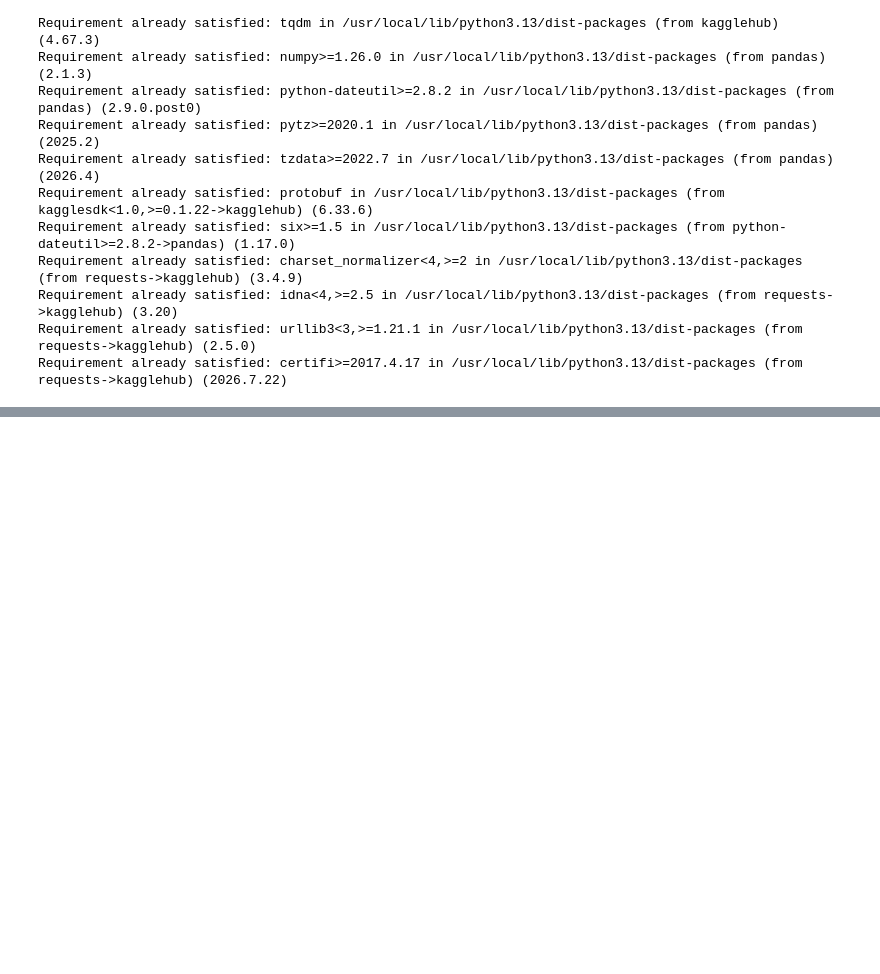
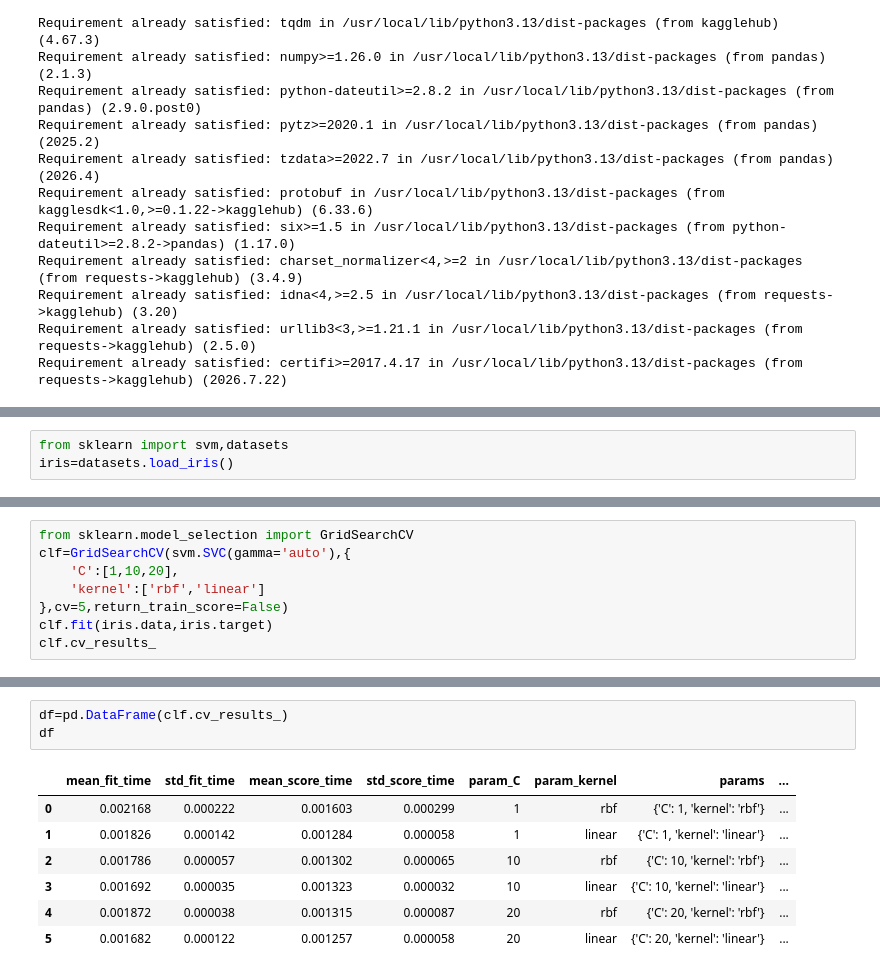
Before and after one commit to usmannaeem2036-del/skylinx-technologies, a Jupyter notebook: general_practice.ipynb, the cells around one changed output, grey strips where cells are left out. Cells and saved outputs as stored; diff of their text form; blank space fills up the shorter version.

```diff
--- a/general_practice.ipynb
+++ b/general_practice.ipynb
@@ -3641,0 +3803,3 @@ ImportError: cannot import name 'download' from 'kagglehub.datasets' (/usr/local
+# %%
+from sklearn import svm,datasets
+iris=datasets.load_iris()
@@ -3641,0 +3842,8 @@ ImportError: cannot import name 'download' from 'kagglehub.datasets' (/usr/local
+# %%
+from sklearn.model_selection import GridSearchCV
+clf=GridSearchCV(svm.SVC(gamma='auto'),{
+    'C':[1,10,20],
+    'kernel':['rbf','linear']
+},cv=5,return_train_score=False)
+clf.fit(iris.data,iris.target)
+clf.cv_results_
@@ -3641,0 +3868,11 @@ ImportError: cannot import name 'download' from 'kagglehub.datasets' (/usr/local
+# %%
+df=pd.DataFrame(clf.cv_results_)
+df
+# %% [output]
+|  | mean_fit_time | std_fit_time | mean_score_time | std_score_time | param_C | param_kernel | params | ... |
+| 0 | 0.002168 | 0.000222 | 0.001603 | 0.000299 | 1 | rbf | {'C': 1, 'kernel': 'rbf'} | ... |
+| 1 | 0.001826 | 0.000142 | 0.001284 | 0.000058 | 1 | linear | {'C': 1, 'kernel': 'linear'} | ... |
+| 2 | 0.001786 | 0.000057 | 0.001302 | 0.000065 | 10 | rbf | {'C': 10, 'kernel': 'rbf'} | ... |
+| 3 | 0.001692 | 0.000035 | 0.001323 | 0.000032 | 10 | linear | {'C': 10, 'kernel': 'linear'} | ... |
+| 4 | 0.001872 | 0.000038 | 0.001315 | 0.000087 | 20 | rbf | {'C': 20, 'kernel': 'rbf'} | ... |
+| 5 | 0.001682 | 0.000122 | 0.001257 | 0.000058 | 20 | linear | {'C': 20, 'kernel': 'linear'} | ... |
```
Also changed, not shown: parts of 39 cells of this notebook.
